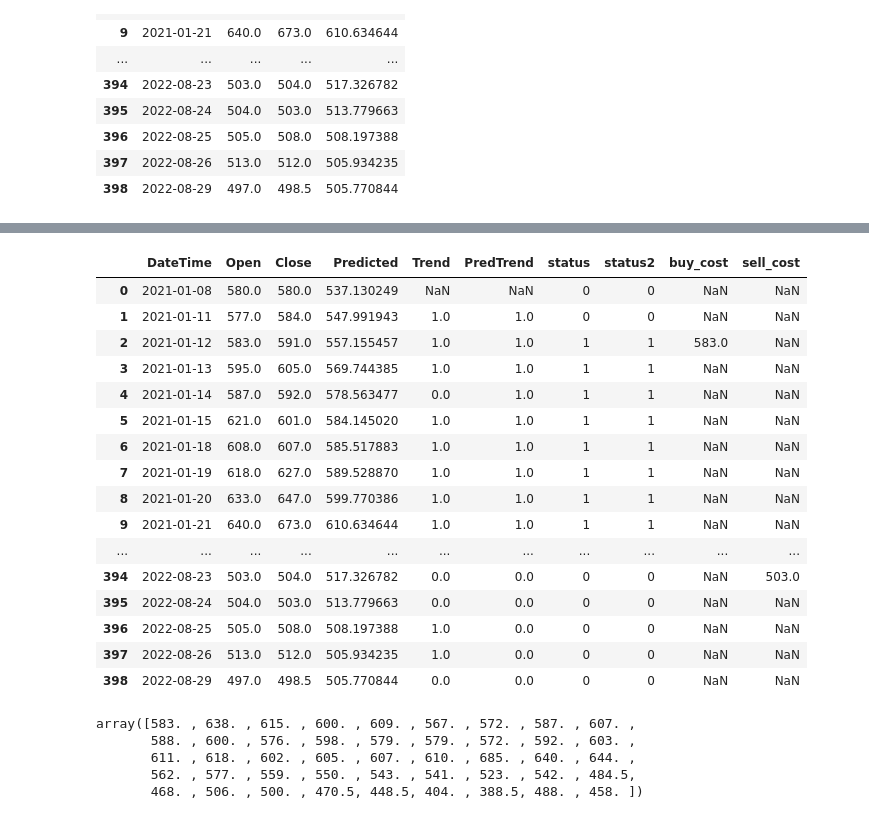
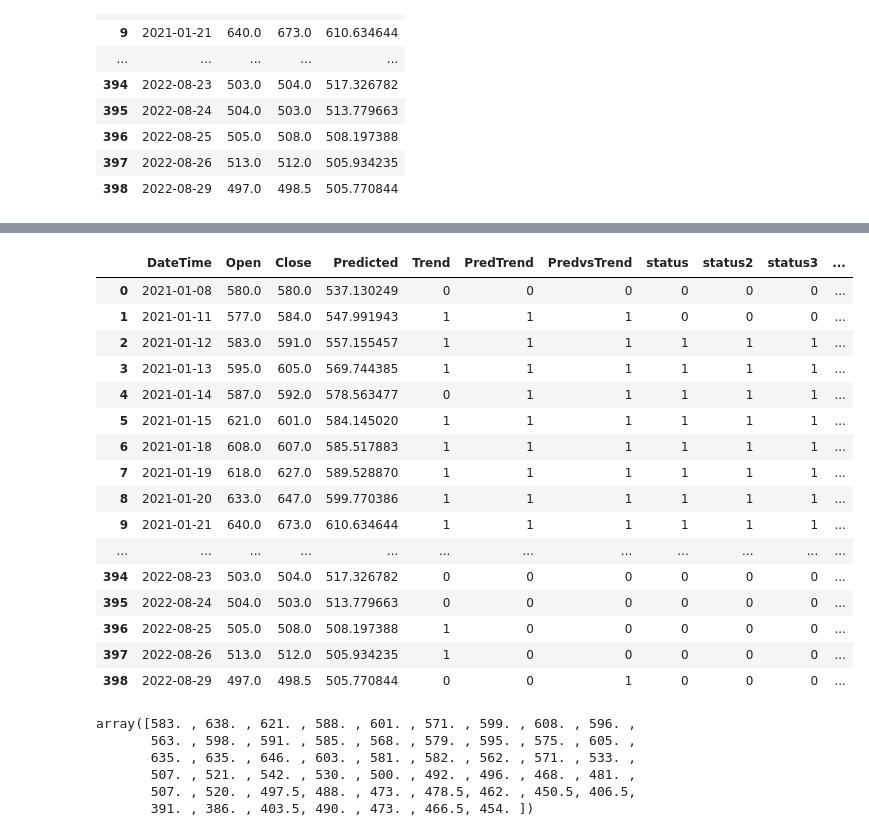
Before and after one commit to mikaiyen/stock-predict, a Jupyter notebook: profit.ipynb, the cells around one changed output, grey strips where cells are left out. Cells and saved outputs as stored; diff of their text form; code cells hidden in the pictures.

```diff
--- a/profit.ipynb
+++ b/profit.ipynb
@@ -27,9 +27,12 @@ test
 # %%
 test.loc[test.Close.shift(1) >= test.Close, "Trend"]= 0
 test.loc[test.Close.shift(1) < test.Close, "Trend"]= 1
-test['Trend']=test['Trend']
+test['Trend']=test['Trend'].fillna(0).astype(int)
 test.loc[test.Predicted.shift(1) >= test.Predicted, "PredTrend"]= 0
 test.loc[test.Predicted.shift(1) < test.Predicted, "PredTrend"]= 1
-test['PredTrend']=test['PredTrend']
+test['PredTrend']=test['PredTrend'].fillna(0).astype(int)
+test.loc[test.Predicted.shift(1) >= test.Close.shift(1), "PredvsTrend"]= 0
+test.loc[test.Predicted.shift(1) < test.Close.shift(1), "PredvsTrend"]= 1
+test['PredvsTrend']=test['PredvsTrend'].fillna(0).astype(int)
 test
 # %% [output]
@@ -53,46 +56,54 @@ test
 # %%
 test['status'] = test.PredTrend.shift(1).fillna(0).astype(int)
 test['status2']=test.status
-test.loc[( (test.status.shift(1)==0) & (test.status==1) ) & (test.Close.shift(1)<=test.Close.shift(2)) , "status2"]= 0
-test.loc[( (test.status.shift(1)==1) & (test.status==0) ) & (test.Close.shift(1)>=test.Close.shift(2)) , "status2"]= 1
+test.loc[( (test.status.shift(1)==0) & (test.status==1) ) & (test.Close.shift(1)<=test.Close.shift(2)) & (test.Open <= test.Close.shift(1)) , "status2"]= 0
+test.loc[( (test.status.shift(1)==1) & (test.status==0) ) & (test.Close.shift(1)>=test.Close.shift(2)) & (test.Open <= test.Close.shift(1)) , "status2"]= 1
 # test['status2']=test['status2'].fillna(0).astype(int)
 # test['status2']=test['status2']
+
+# 做一條predict的均線試看看
+
+test['status3']= test.PredvsTrend.shift(1).fillna(0).astype(int)
+test.loc[( (test.PredvsTrend.shift(1)==0) & (test.PredvsTrend==1) ) & (test.Close.shift(1)<=test.Close.shift(2)) & (test.Open <= test.Close.shift(1)) , "status3"]= 0
+test.loc[( (test.PredvsTrend.shift(1)==1) & (test.PredvsTrend==0) ) & (test.Close.shift(1)>=test.Close.shift(2)) & (test.Open <= test.Close.shift(1)) , "status3"]= 1
+
 
 
 # .shift(1)是前一個
 
-test['buy_cost'] = test.Open[np.where((test.status2 == 1) * (test.status2.shift(1) == 0))[0]]
-test['sell_cost'] = test.Open[np.where((test.status2 == 0) * (test.status2.shift(1) == 1))[0]]
+test['buy_cost'] = test.Open[np.where((test.status3 == 1) * (test.status3.shift(1) == 0))[0]]
+test['sell_cost'] = test.Open[np.where((test.status3 == 0) * (test.status3.shift(1) == 1))[0]]
 test
 # %% [output]
-|  | DateTime | Open | Close | Predicted | Trend | PredTrend | status | status2 | buy_cost | sell_cost |
-| 0 | 2021-01-08 | 580.0 | 580.0 | 537.130249 | NaN | NaN | 0 | 0 | NaN | NaN |
-| 1 | 2021-01-11 | 577.0 | 584.0 | 547.991943 | 1.0 | 1.0 | 0 | 0 | NaN | NaN |
-| 2 | 2021-01-12 | 583.0 | 591.0 | 557.155457 | 1.0 | 1.0 | 1 | 1 | 583.0 | NaN |
-| 3 | 2021-01-13 | 595.0 | 605.0 | 569.744385 | 1.0 | 1.0 | 1 | 1 | NaN | NaN |
-| 4 | 2021-01-14 | 587.0 | 592.0 | 578.563477 | 0.0 | 1.0 | 1 | 1 | NaN | NaN |
-| 5 | 2021-01-15 | 621.0 | 601.0 | 584.145020 | 1.0 | 1.0 | 1 | 1 | NaN | NaN |
-| 6 | 2021-01-18 | 608.0 | 607.0 | 585.517883 | 1.0 | 1.0 | 1 | 1 | NaN | NaN |
-| 7 | 2021-01-19 | 618.0 | 627.0 | 589.528870 | 1.0 | 1.0 | 1 | 1 | NaN | NaN |
-| 8 | 2021-01-20 | 633.0 | 647.0 | 599.770386 | 1.0 | 1.0 | 1 | 1 | NaN | NaN |
-| 9 | 2021-01-21 | 640.0 | 673.0 | 610.634644 | 1.0 | 1.0 | 1 | 1 | NaN | NaN |
-| ... | ... | ... | ... | ... | ... | ... | ... | ... | ... | ... |
-| 394 | 2022-08-23 | 503.0 | 504.0 | 517.326782 | 0.0 | 0.0 | 0 | 0 | NaN | 503.0 |
-| 395 | 2022-08-24 | 504.0 | 503.0 | 513.779663 | 0.0 | 0.0 | 0 | 0 | NaN | NaN |
-| 396 | 2022-08-25 | 505.0 | 508.0 | 508.197388 | 1.0 | 0.0 | 0 | 0 | NaN | NaN |
-| 397 | 2022-08-26 | 513.0 | 512.0 | 505.934235 | 1.0 | 0.0 | 0 | 0 | NaN | NaN |
-| 398 | 2022-08-29 | 497.0 | 498.5 | 505.770844 | 0.0 | 0.0 | 0 | 0 | NaN | NaN |
+|  | DateTime | Open | Close | Predicted | Trend | PredTrend | PredvsTrend | status | status2 | status3 | ... |
+| 0 | 2021-01-08 | 580.0 | 580.0 | 537.130249 | 0 | 0 | 0 | 0 | 0 | 0 | ... |
+| 1 | 2021-01-11 | 577.0 | 584.0 | 547.991943 | 1 | 1 | 1 | 0 | 0 | 0 | ... |
+| 2 | 2021-01-12 | 583.0 | 591.0 | 557.155457 | 1 | 1 | 1 | 1 | 1 | 1 | ... |
+| 3 | 2021-01-13 | 595.0 | 605.0 | 569.744385 | 1 | 1 | 1 | 1 | 1 | 1 | ... |
+| 4 | 2021-01-14 | 587.0 | 592.0 | 578.563477 | 0 | 1 | 1 | 1 | 1 | 1 | ... |
+| 5 | 2021-01-15 | 621.0 | 601.0 | 584.145020 | 1 | 1 | 1 | 1 | 1 | 1 | ... |
+| 6 | 2021-01-18 | 608.0 | 607.0 | 585.517883 | 1 | 1 | 1 | 1 | 1 | 1 | ... |
+| 7 | 2021-01-19 | 618.0 | 627.0 | 589.528870 | 1 | 1 | 1 | 1 | 1 | 1 | ... |
+| 8 | 2021-01-20 | 633.0 | 647.0 | 599.770386 | 1 | 1 | 1 | 1 | 1 | 1 | ... |
+| 9 | 2021-01-21 | 640.0 | 673.0 | 610.634644 | 1 | 1 | 1 | 1 | 1 | 1 | ... |
+| ... | ... | ... | ... | ... | ... | ... | ... | ... | ... | ... | ... |
+| 394 | 2022-08-23 | 503.0 | 504.0 | 517.326782 | 0 | 0 | 0 | 0 | 0 | 0 | ... |
+| 395 | 2022-08-24 | 504.0 | 503.0 | 513.779663 | 0 | 0 | 0 | 0 | 0 | 0 | ... |
+| 396 | 2022-08-25 | 505.0 | 508.0 | 508.197388 | 1 | 0 | 0 | 0 | 0 | 0 | ... |
+| 397 | 2022-08-26 | 513.0 | 512.0 | 505.934235 | 1 | 0 | 0 | 0 | 0 | 0 | ... |
+| 398 | 2022-08-29 | 497.0 | 498.5 | 505.770844 | 0 | 0 | 1 | 0 | 0 | 0 | ... |
 # %%
 test = test.fillna(0)
 buy_cost = np.array(test.buy_cost[test.buy_cost != 0])
 sell_price = np.array(test.sell_cost[test.sell_cost != 0])
 buy_cost
 # %% [output]
-array([583. , 638. , 615. , 600. , 609. , 567. , 572. , 587. , 607. ,
-       588. , 600. , 576. , 598. , 579. , 579. , 572. , 592. , 603. ,
-       611. , 618. , 602. , 605. , 607. , 610. , 685. , 640. , 644. ,
-       562. , 577. , 559. , 550. , 543. , 541. , 523. , 542. , 484.5,
-       468. , 506. , 500. , 470.5, 448.5, 404. , 388.5, 488. , 458. ])
+array([583. , 638. , 621. , 588. , 601. , 571. , 599. , 608. , 596. ,
+       563. , 598. , 591. , 585. , 568. , 579. , 595. , 575. , 605. ,
+       635. , 635. , 646. , 603. , 581. , 582. , 562. , 571. , 533. ,
+       507. , 521. , 542. , 530. , 500. , 492. , 496. , 468. , 481. ,
+       507. , 520. , 497.5, 488. , 473. , 478.5, 462. , 450.5, 406.5,
+       391. , 386. , 403.5, 490. , 473. , 466.5, 454. ])
 # %%
 if len(buy_cost) > len(sell_price) :
     buy_cost = buy_cost[:-1]
```
Also changed, not shown: parts of 4 cells of this notebook, 2 other files.
